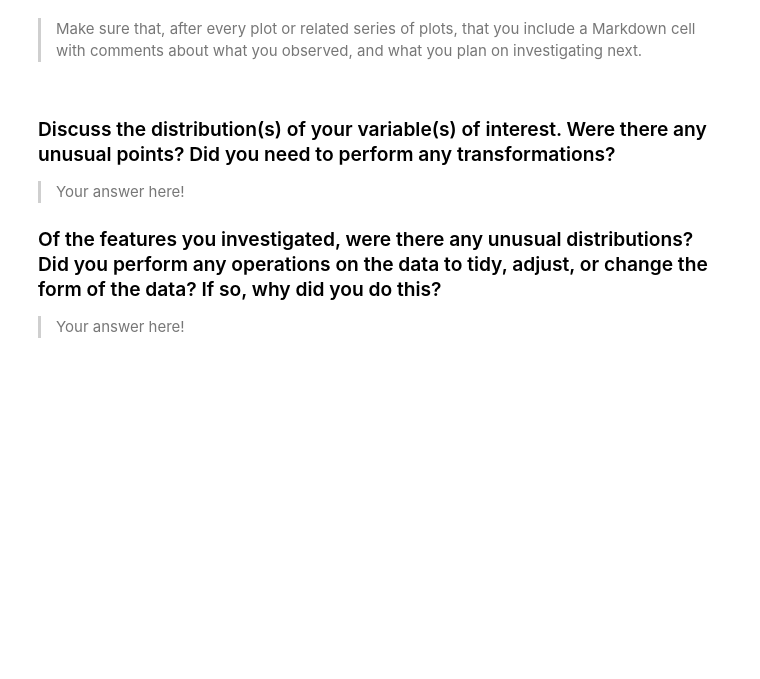
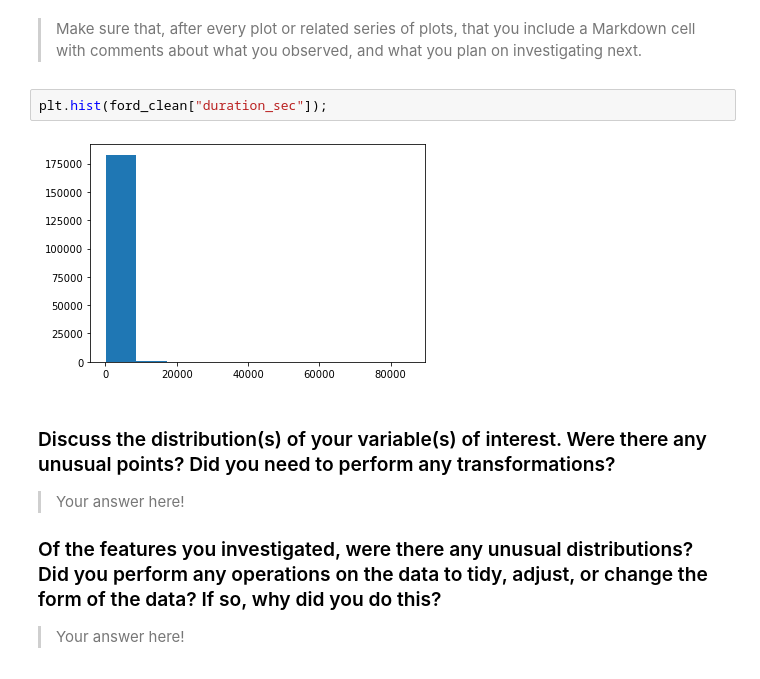
Before and after one commit to aingelmo/aingelmo.github.io, a Jupyter notebook: Project_5_Communicate-Data-Findings/exploration_template.ipynb, the cells around one changed output. Drawn from its saved outputs; the diff is of its cells as text; blank space fills up the shorter version.

```diff
--- a/Project_5_Communicate-Data-Findings/exploration_template.ipynb
+++ b/Project_5_Communicate-Data-Findings/exploration_template.ipynb
@@ -37,6 +160,10 @@ and prepare yourself to look at relationships between variables.
 > Make sure that, after every plot or related series of plots, that you
 include a Markdown cell with comments about what you observed, and what
 you plan on investigating next.
+# %%
+plt.hist(ford_clean["duration_sec"]);
+# %% [output]
+[figure, added]
 # %% [markdown]
 ### Discuss the distribution(s) of your variable(s) of interest. Were there any unusual points? Did you need to perform any transformations?
 
```
Also changed, not shown: parts of 16 cells of this notebook, 1 other file.
